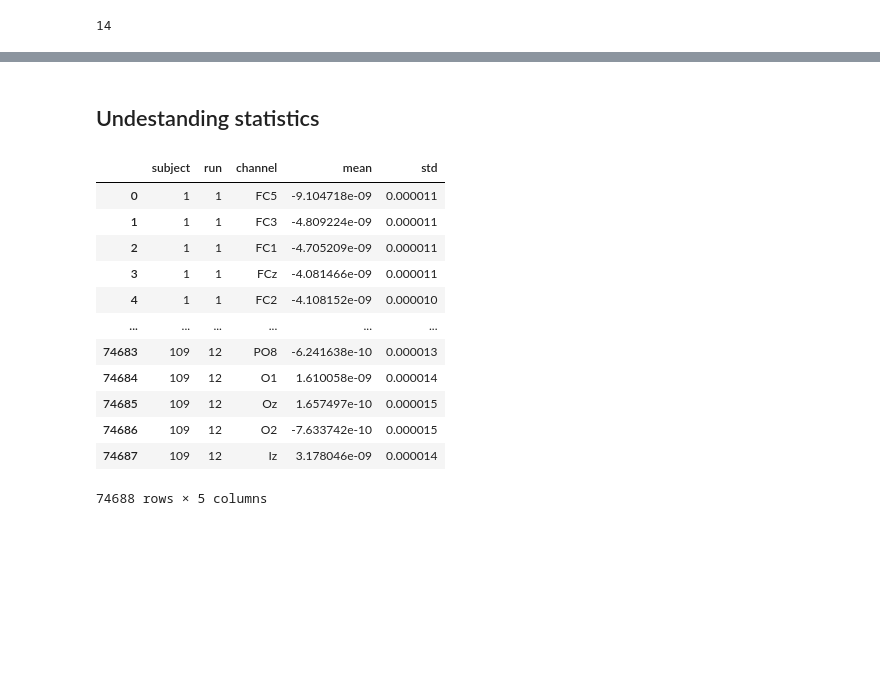
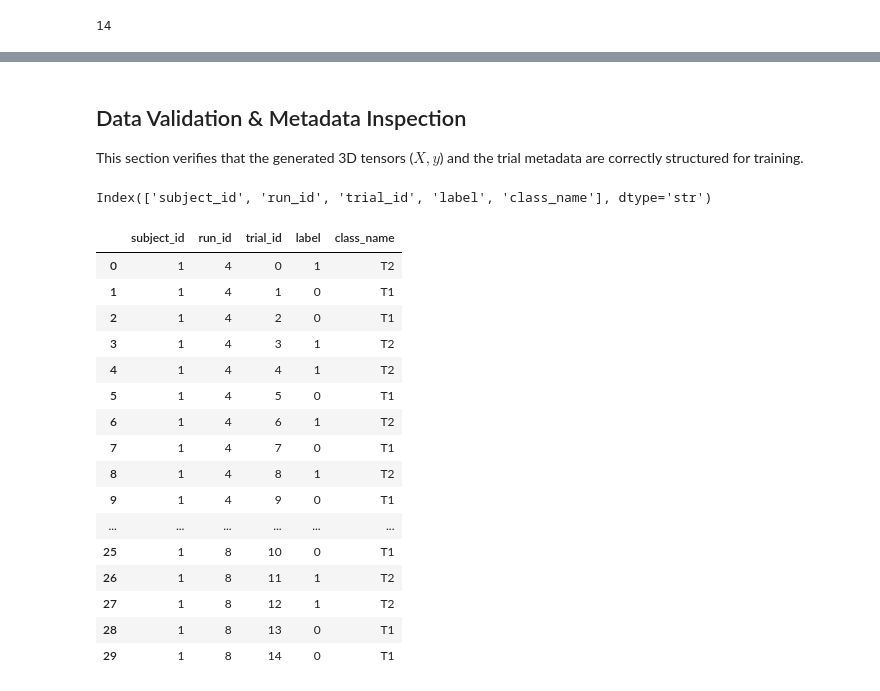
Before and after one commit to Alexvc23/Total-Perspective-Vortex, a Jupyter notebook: doc/Phase-1-Data-Acquisition-Preprocessing.ipynb, the cells around one changed output, grey strips where cells are left out. Drawn from its saved outputs; the diff is of its cells as text; code cells hidden in the pictures; blank space fills up the shorter version.

```diff
--- a/doc/Phase-1-Data-Acquisition-Preprocessing.ipynb
+++ b/doc/Phase-1-Data-Acquisition-Preprocessing.ipynb
@@ -402,19 +454,30 @@ Metadata verified: 160 Hz sampling rate, 64 channels, standard_1005 montage appl
 # %% [markdown]
-## Undestanding statistics
+## Data Validation & Metadata Inspection
+
+This section verifies that the generated 3D tensors ($X, y$) and the trial metadata are correctly structured for training.
+# %%
+df_metadata.columns
+# %% [output]
+Index(['subject_id', 'run_id', 'trial_id', 'label', 'class_name'], dtype='str')
 # %%
-df_stats
+# Display the first few rows of our metadata to ensure trial provenance is correct
+df_metadata.head(30)
 # %% [output]
-|  | subject | run | channel | mean | std |
-| 0 | 1 | 1 | FC5 | -9.104718e-09 | 0.000011 |
-| 1 | 1 | 1 | FC3 | -4.809224e-09 | 0.000011 |
-| 2 | 1 | 1 | FC1 | -4.705209e-09 | 0.000011 |
-| 3 | 1 | 1 | FCz | -4.081466e-09 | 0.000011 |
-| 4 | 1 | 1 | FC2 | -4.108152e-09 | 0.000010 |
+|  | subject_id | run_id | trial_id | label | class_name |
+| 0 | 1 | 4 | 0 | 1 | T2 |
+| 1 | 1 | 4 | 1 | 0 | T1 |
+| 2 | 1 | 4 | 2 | 0 | T1 |
+| 3 | 1 | 4 | 3 | 1 | T2 |
+| 4 | 1 | 4 | 4 | 1 | T2 |
+| 5 | 1 | 4 | 5 | 0 | T1 |
+| 6 | 1 | 4 | 6 | 1 | T2 |
+| 7 | 1 | 4 | 7 | 0 | T1 |
+| 8 | 1 | 4 | 8 | 1 | T2 |
+| 9 | 1 | 4 | 9 | 0 | T1 |
 | ... | ... | ... | ... | ... | ... |
-| 74683 | 109 | 12 | PO8 | -6.241638e-10 | 0.000013 |
-| 74684 | 109 | 12 | O1 | 1.610058e-09 | 0.000014 |
-| 74685 | 109 | 12 | Oz | 1.657497e-10 | 0.000015 |
-| 74686 | 109 | 12 | O2 | -7.633742e-10 | 0.000015 |
-| 74687 | 109 | 12 | Iz | 3.178046e-09 | 0.000014 |
+| 25 | 1 | 8 | 10 | 0 | T1 |
+| 26 | 1 | 8 | 11 | 1 | T2 |
+| 27 | 1 | 8 | 12 | 1 | T2 |
+| 28 | 1 | 8 | 13 | 0 | T1 |
+| 29 | 1 | 8 | 14 | 0 | T1 |
-74688 rows × 5 columns
 # %%
```
Also changed, not shown: parts of 9 cells of this notebook, 2 other files.
